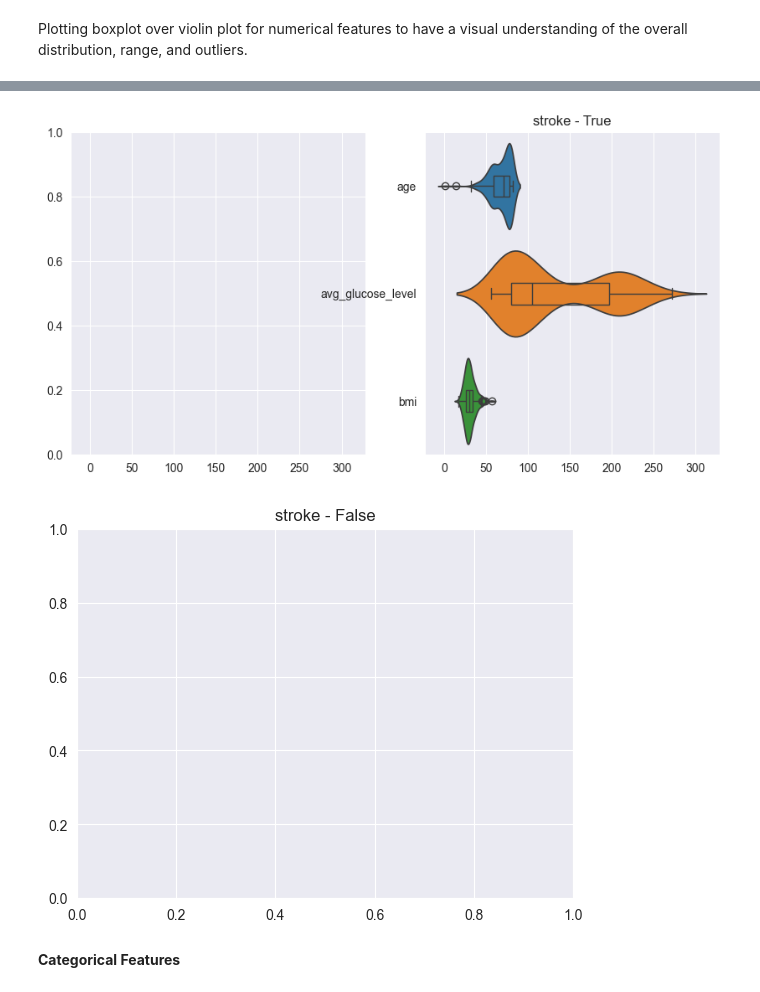
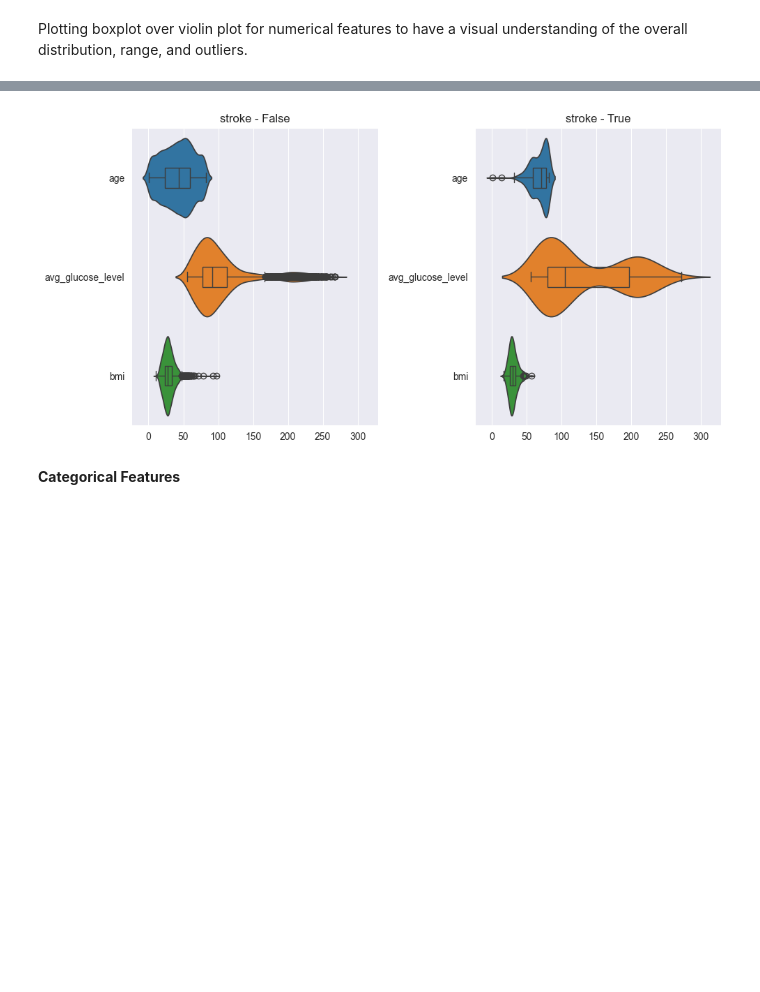
Before and after one commit to CelineChiLamNg/healthcare-stroke-prediction, a Jupyter notebook: stroke_prediction.ipynb, the cells around one changed output, grey strips where cells are left out. Drawn from its saved outputs; the diff is of its cells as text; code cells hidden in the pictures; blank space fills up the shorter version.

```diff
--- a/stroke_prediction.ipynb
+++ b/stroke_prediction.ipynb
@@ -377,12 +378,15 @@ violin_boxplot(data=data, columns=numerical_columns, title='Numerical Data '
 # %%
 fig, axes = plt.subplots(nrows=1, ncols=2, figsize=(10,5), sharex=True)
+
 violin_boxplot(data=stroke_data[stroke_data.stroke == 1],
                columns=numerical_columns, title='stroke - True', ax=axes[1])
 violin_boxplot(data=stroke_data[stroke_data.stroke == 0],
                columns=numerical_columns, title='stroke - False', ax=axes[0])
+
+plt.tight_layout()
+plt.show()
 # %% [output]
-[figure, old version]
+[figure, new version]
-[figure, removed]
 # %% [markdown]
 **Categorical Features**
 # %% [markdown]
```
Also changed, not shown: parts of 8 cells of this notebook, 1 other file.
